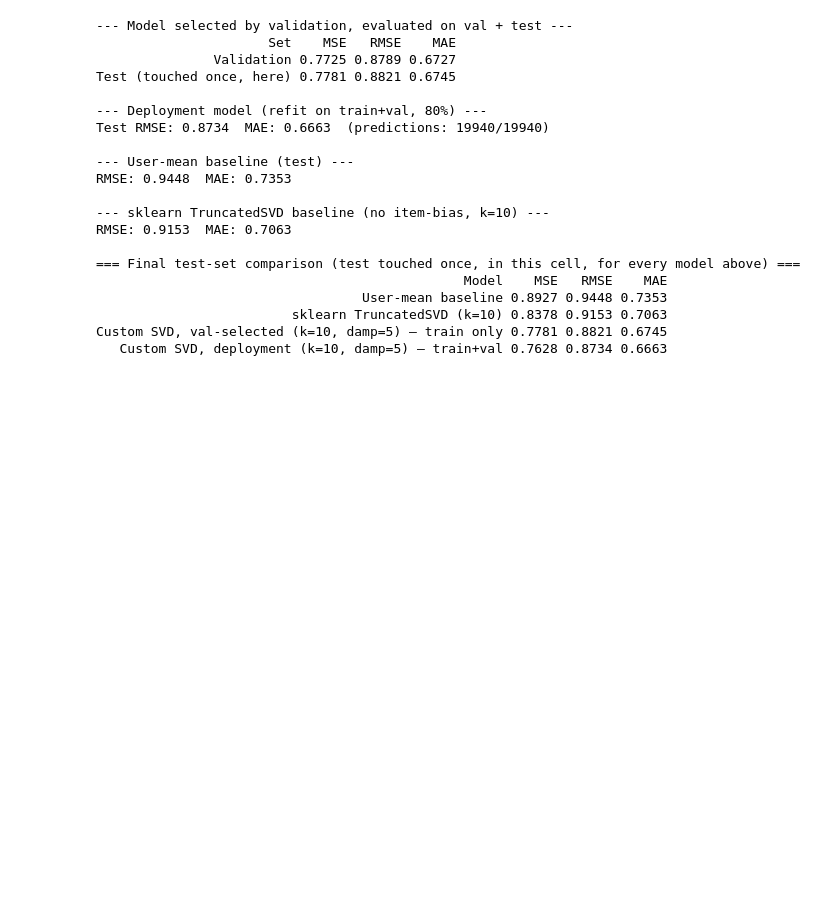
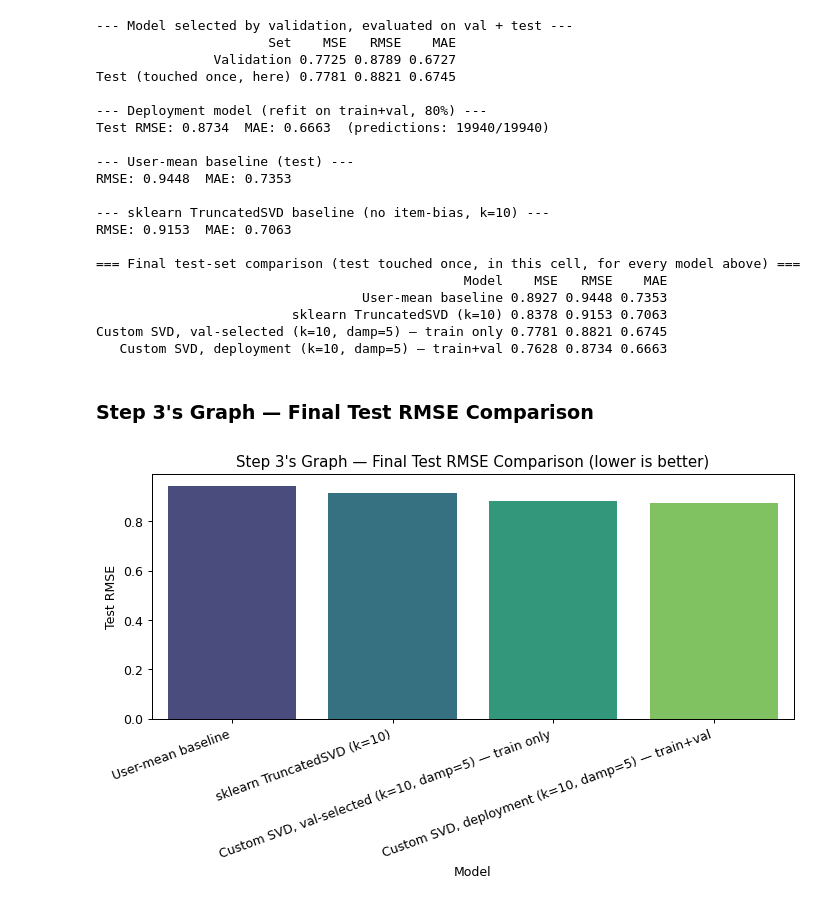
Before and after one commit to aungkyawzayya/MovieRecommendation, a Jupyter notebook: notebooks/01_eda.ipynb, the cells around one changed output. Saved outputs shown, nothing was run; the diff lists cells and outputs as text; code cells hidden in the pictures; blank space fills up the shorter version.

```diff
--- a/notebooks/01_eda.ipynb
+++ b/notebooks/01_eda.ipynb
@@ -258,3 +264,16 @@ RMSE: 0.9153  MAE: 0.7063
                          sklearn TruncatedSVD (k=10) 0.8378 0.9153 0.7063
 Custom SVD, val-selected (k=10, damp=5) — train only 0.7781 0.8821 0.6745
    Custom SVD, deployment (k=10, damp=5) — train+val 0.7628 0.8734 0.6663
+# %% [markdown]
+### Step 3's Graph — Final Test RMSE Comparison
+# %%
+# Bar chart of the `summary` table built in Step 3 \u2014 same "final
+# comparison bar chart" pattern as Assignment 1's Task 2 / Task 4.
+plt.figure(figsize=(8, 5))
+sns.barplot(data=summary, x="Model", y="RMSE", hue="Model", palette="viridis", legend=False)
+plt.title("Step 3's Graph \u2014 Final Test RMSE Comparison (lower is better)")
+plt.ylabel("Test RMSE")
+plt.xticks(rotation=20, ha="right")
+plt.tight_layout(); plt.show()
+# %% [output]
+[figure, added]
```
Also changed, not shown: parts of 6 cells of this notebook.
